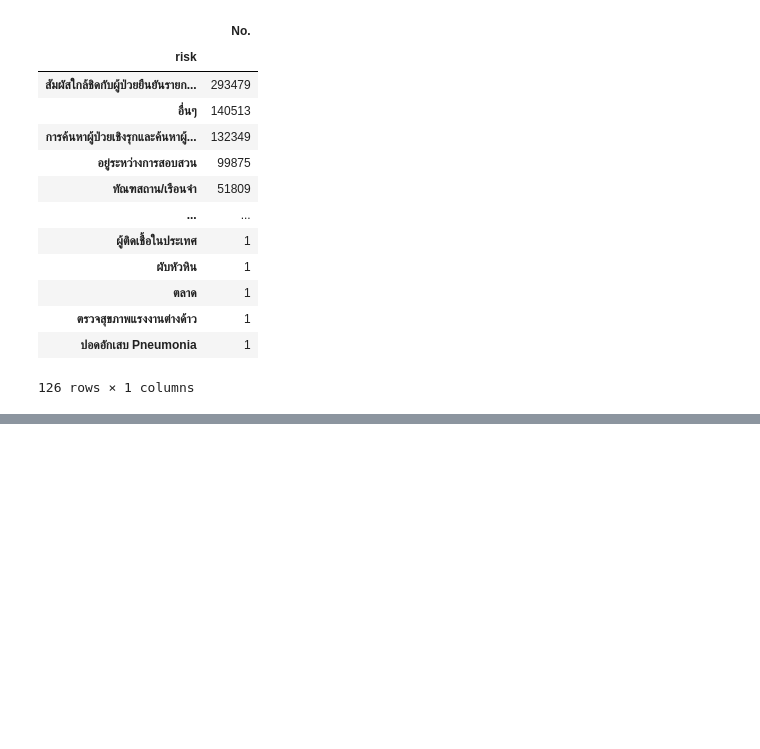
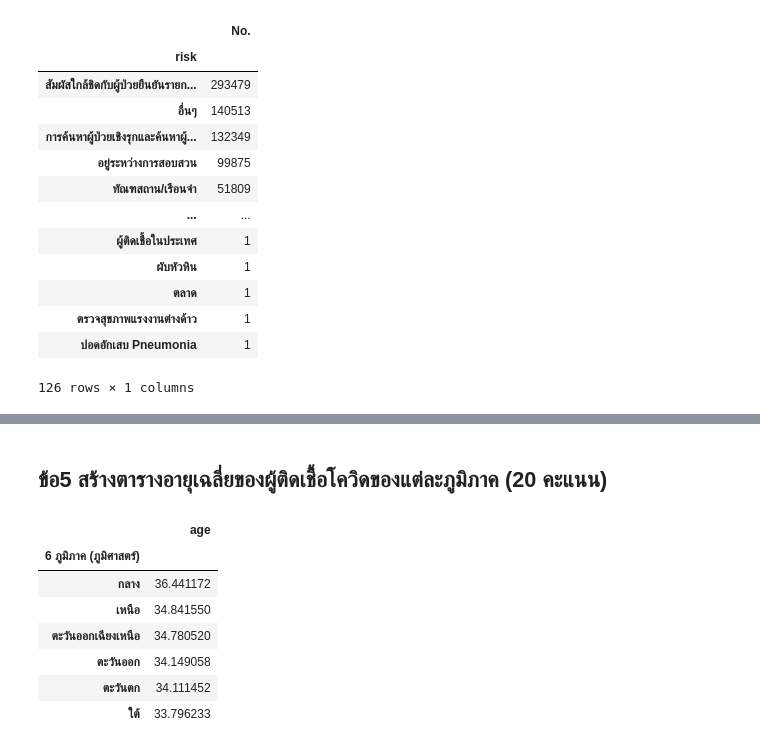
Before and after one commit to BooEiEi/data_viz_2022, a Jupyter notebook: BasicPython&DataViz_midterm2022.ipynb, the cells around one changed output, grey strips where cells are left out. Drawn from its saved outputs; the diff is of its cells as text; code cells hidden in the pictures; blank space fills up the shorter version.

```diff
--- a/BasicPython&DataViz_midterm2022.ipynb
+++ b/BasicPython&DataViz_midterm2022.ipynb
@@ -540,0 +560,13 @@ data33.groupby('risk')[['No.']].count().sort_values('No.',ascending=False)
+# %% [markdown]
+## ข้อ5 สร้างตารางอายุเฉลี่ยของผู้ติดเชื้อโควิดของแต่ละภูมิภาค (20 คะแนน)
+# %%
+data1.groupby('6 ภูมิภาค (ภูมิศาสตร์)')[['age']].mean().sort_values('age',ascending=False)
+# %% [output]
+|  | age |
+| 6 ภูมิภาค (ภูมิศาสตร์) |  |
+| กลาง | 36.441172 |
+| เหนือ | 34.841550 |
+| ตะวันออกเฉียงเหนือ | 34.780520 |
+| ตะวันออก | 34.149058 |
+| ตะวันตก | 34.111452 |
+| ใต้ | 33.796233 |
```
Also changed, not shown: parts of 6 cells of this notebook.
